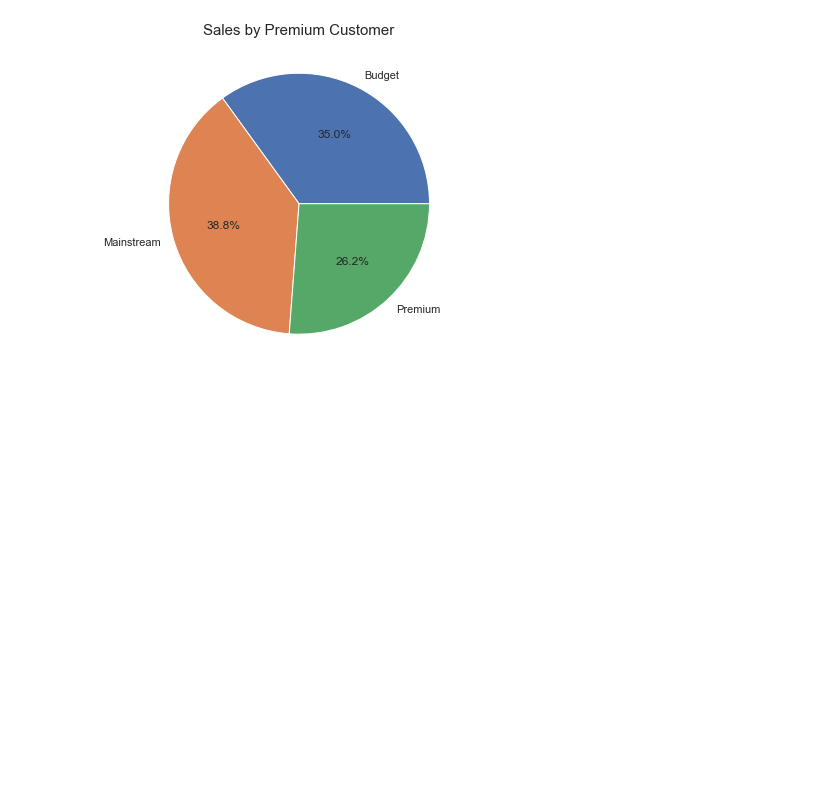
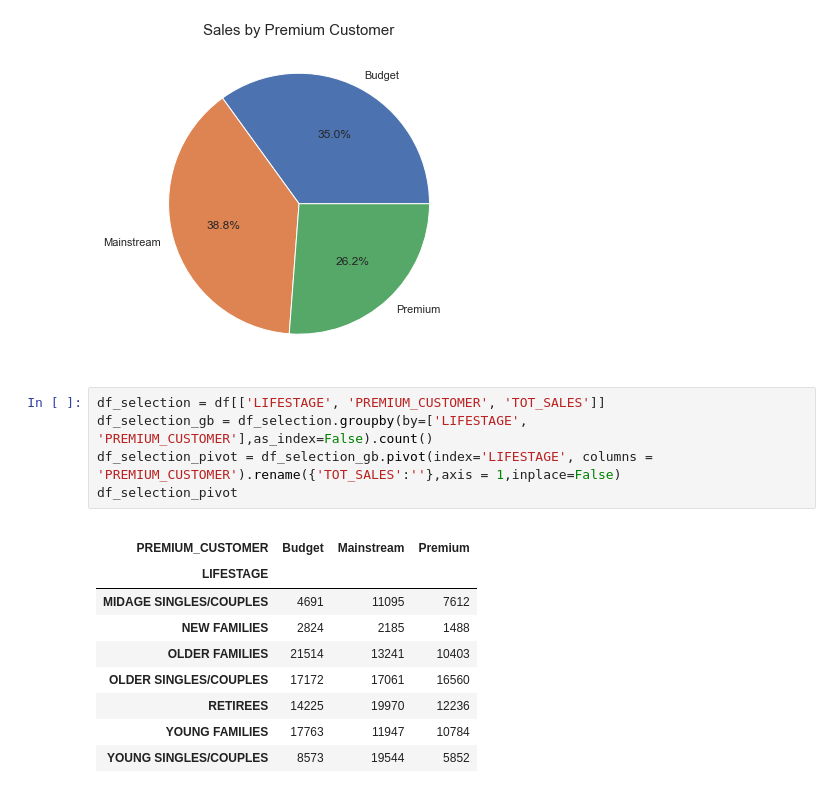
Before and after one commit to mGurjar187/Forage---Quantium-Data-Analytics-Project, a Jupyter notebook: Quantium Analysis.ipynb, the cells around one changed output. Saved outputs shown, nothing was run; the diff lists cells and outputs as text; blank space fills up the shorter version.

```diff
--- a/Quantium Analysis.ipynb
+++ b/Quantium Analysis.ipynb
@@ -60,3 +61,19 @@ plt.title('Sales by Premium Customer', fontsize=15)
 plt.show()
 # %% [output]
 [figure]
+# %%
+df_selection = df[['LIFESTAGE', 'PREMIUM_CUSTOMER', 'TOT_SALES']]
+df_selection_gb = df_selection.groupby(by=['LIFESTAGE', 'PREMIUM_CUSTOMER'],as_index=False).count()
+df_selection_pivot = df_selection_gb.pivot(index='LIFESTAGE', columns = 'PREMIUM_CUSTOMER').rename({'TOT_SALES':''},axis = 1,inplace=False)
+df_selection_pivot
+# %% [output]
+|  |  |  |  |
+| PREMIUM_CUSTOMER | Budget | Mainstream | Premium |
+| LIFESTAGE |  |  |  |
+| MIDAGE SINGLES/COUPLES | 4691 | 11095 | 7612 |
+| NEW FAMILIES | 2824 | 2185 | 1488 |
+| OLDER FAMILIES | 21514 | 13241 | 10403 |
+| OLDER SINGLES/COUPLES | 17172 | 17061 | 16560 |
+| RETIREES | 14225 | 19970 | 12236 |
+| YOUNG FAMILIES | 17763 | 11947 | 10784 |
+| YOUNG SINGLES/COUPLES | 8573 | 19544 | 5852 |
```
Also changed, not shown: parts of 3 cells of this notebook.
